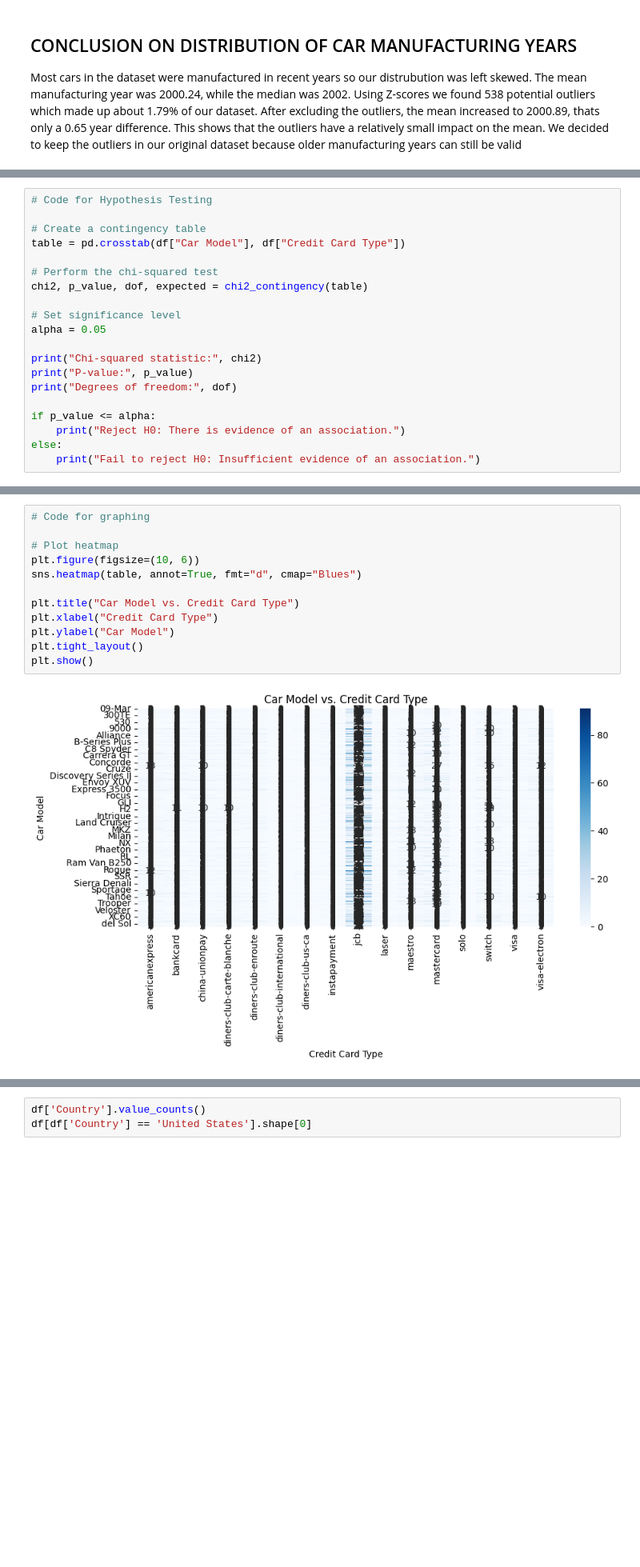
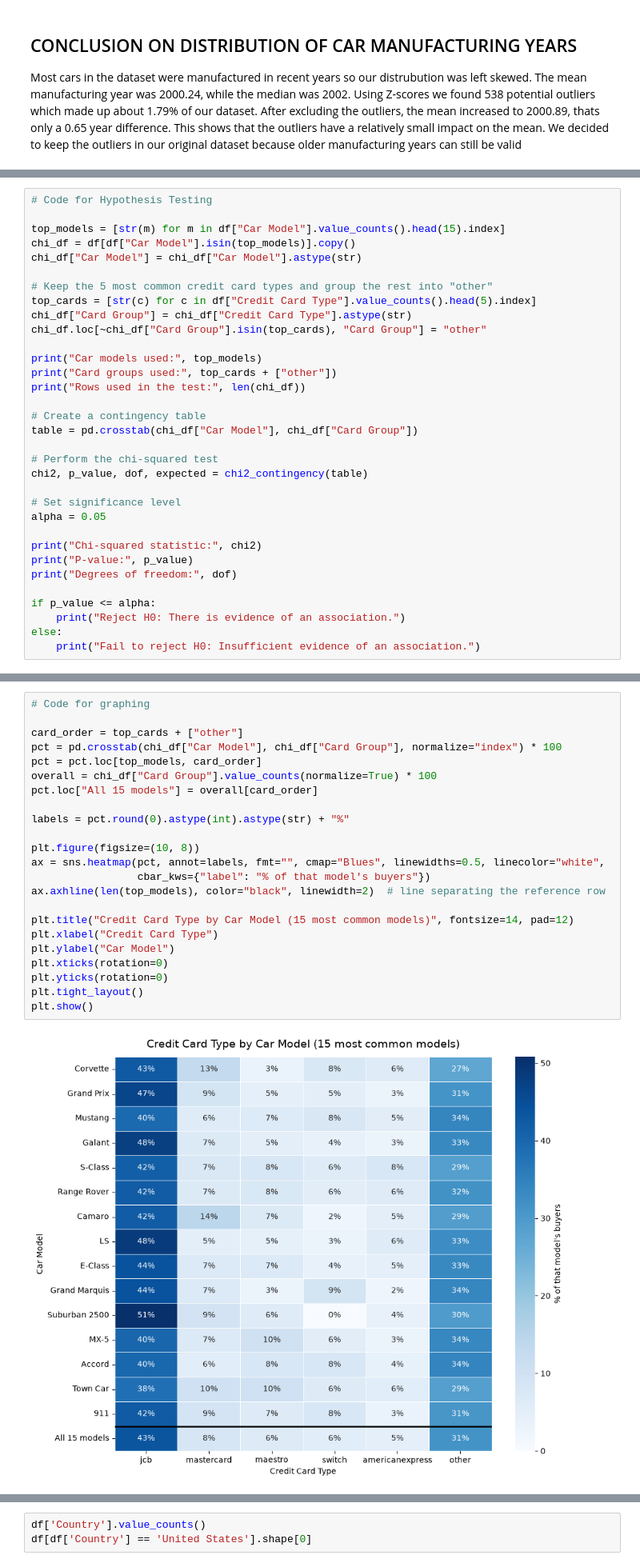
Before and after one commit to MateoZ05/CMSC320_Group_Project, a Jupyter notebook: groupProjectCombined.ipynb, the cells around one changed output, grey strips where cells are left out. Shown at 80% size. Drawn from its saved outputs; the diff is of its cells as text; blank space fills up the shorter version.

Commit message:
more parsing and hypo test 1 edits

```diff
--- a/groupProjectCombined.ipynb
+++ b/groupProjectCombined.ipynb
@@ -142,8 +182,21 @@ In order to conduct this hypothesis test, we will perform a Chi-Squared Test, as
 # %%
 # Code for Hypothesis Testing
 
+top_models = [str(m) for m in df["Car Model"].value_counts().head(15).index]
+chi_df = df[df["Car Model"].isin(top_models)].copy()
+chi_df["Car Model"] = chi_df["Car Model"].astype(str)
+
+# Keep the 5 most common credit card types and group the rest into "other"
+top_cards = [str(c) for c in df["Credit Card Type"].value_counts().head(5).index]
+chi_df["Card Group"] = chi_df["Credit Card Type"].astype(str)
+chi_df.loc[~chi_df["Card Group"].isin(top_cards), "Card Group"] = "other"
+
+print("Car models used:", top_models)
+print("Card groups used:", top_cards + ["other"])
+print("Rows used in the test:", len(chi_df))
+
 # Create a contingency table
-table = pd.crosstab(df["Car Model"], df["Credit Card Type"])
+table = pd.crosstab(chi_df["Car Model"], chi_df["Card Group"])
 
 # Perform the chi-squared test
 chi2, p_value, dof, expected = chi2_contingency(table)
@@ -167,15 +223,26 @@ Fail to reject H0: Insufficient evidence of an association.
 # %%
 # Code for graphing
 
-# Plot heatmap
-plt.figure(figsize=(10, 6))
-sns.heatmap(table, annot=True, fmt="d", cmap="Blues")
+card_order = top_cards + ["other"]
+pct = pd.crosstab(chi_df["Car Model"], chi_df["Card Group"], normalize="index") * 100
+pct = pct.loc[top_models, card_order]
+overall = chi_df["Card Group"].value_counts(normalize=True) * 100
+pct.loc["All 15 models"] = overall[card_order]
 
-plt.title("Car Model vs. Credit Card Type")
+labels = pct.round(0).astype(int).astype(str) + "%"
+
+plt.figure(figsize=(10, 8))
+ax = sns.heatmap(pct, annot=labels, fmt="", cmap="Blues", linewidths=0.5, linecolor="white",
+                 cbar_kws={"label": "% of that model's buyers"})
+ax.axhline(len(top_models), color="black", linewidth=2)  # line separating the reference row
+
+plt.title("Credit Card Type by Car Model (15 most common models)", fontsize=14, pad=12)
 plt.xlabel("Credit Card Type")
 plt.ylabel("Car Model")
+plt.xticks(rotation=0)
+plt.yticks(rotation=0)
 plt.tight_layout()
 plt.show()
 # %% [output]
-[figure, old version]
+[figure, new version]
 # %% [markdown]
```
Also changed, not shown: parts of 10 cells of this notebook, 1 other file.
